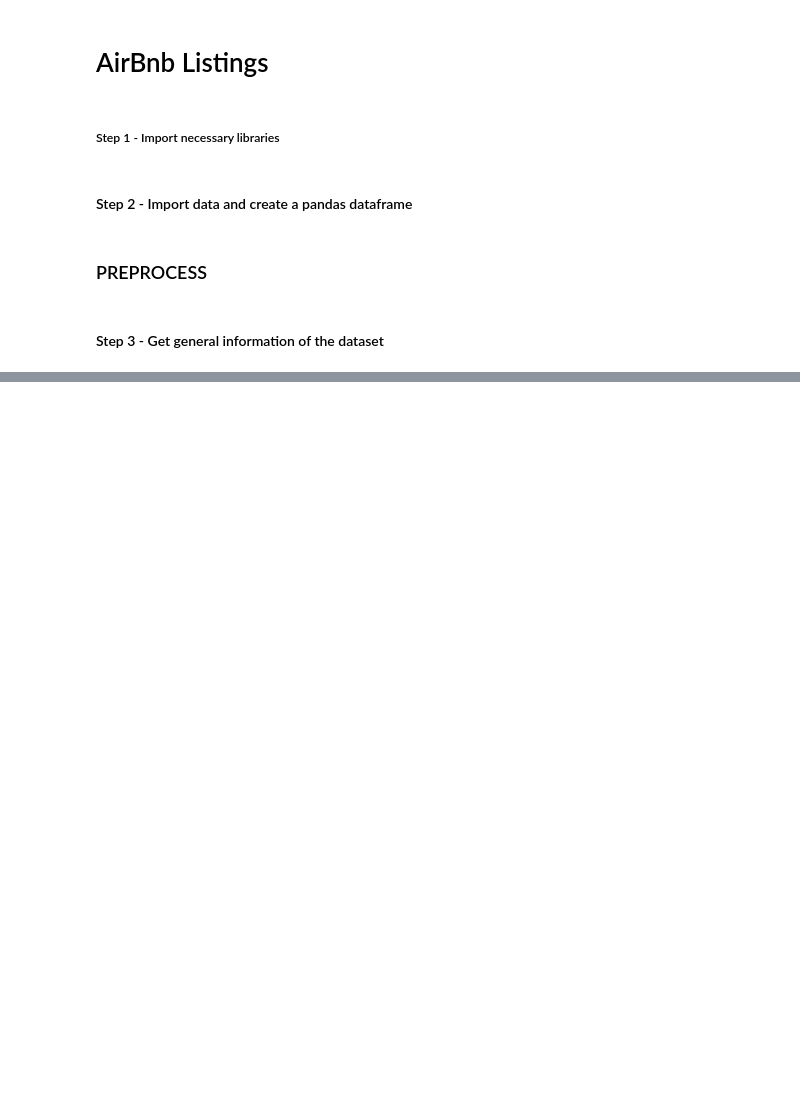
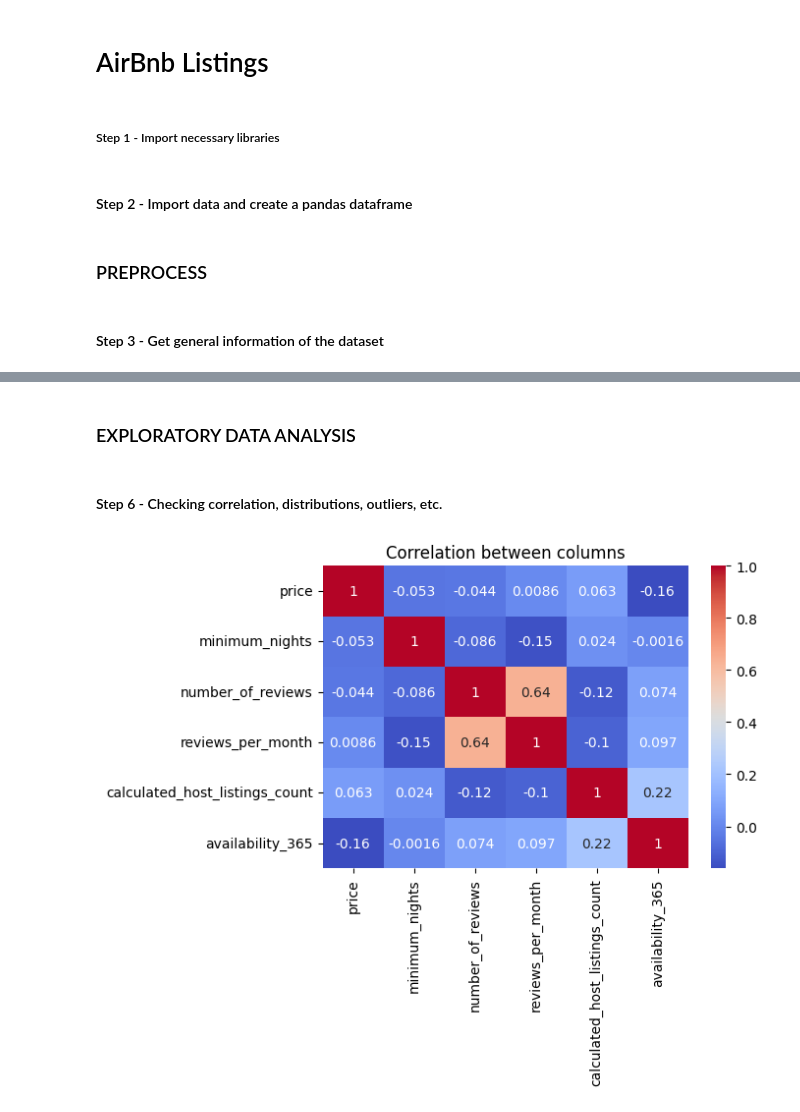
Before and after one commit to koloktos/airbnb-dataset-newyork, a Jupyter notebook: airbnb-dataset-ny.ipynb, the cells around one changed output, grey strips where cells are left out. Saved outputs shown, nothing was run; the diff lists cells and outputs as text; code cells hidden in the pictures; blank space fills up the shorter version.

```diff
--- a/airbnb-dataset-ny.ipynb
+++ b/airbnb-dataset-ny.ipynb
@@ -59,0 +362,4 @@ dtype: float64
+# %%
+# Let's create the two dataframes, one with the listings where the price is less than or equal to 500 and one with the listings where the price is higher than 500.
+lower_price_listings = listings[listings['price'] <= 500]
+high_price_listings = listings[listings['price'] > 500]
@@ -59,0 +389,2 @@ dtype: float64
+# %% [markdown]
+### EXPLORATORY DATA ANALYSIS
@@ -59,0 +399,10 @@ dtype: float64
+# %% [markdown]
+#### Step 6 - Checking correlation, distributions, outliers, etc.
+# %%
+# Now let's check the correlation between the columns 'price', 'minimum_nights', 'number_of_reviews', 'reviews_per_month', 'calculated_host_listings_count', 'availability_365' and create a heatmap
+plt.figure(figsize=(6,4))
+sns.heatmap(lower_price_listings[['price', 'minimum_nights', 'number_of_reviews', 'reviews_per_month', 'calculated_host_listings_count', 'availability_365']].corr(), annot=True, cmap='coolwarm')
+plt.title('Correlation between columns')
+plt.show()
+# %% [output]
+[figure, added]
```
Also changed, not shown: parts of 60 cells of this notebook.
